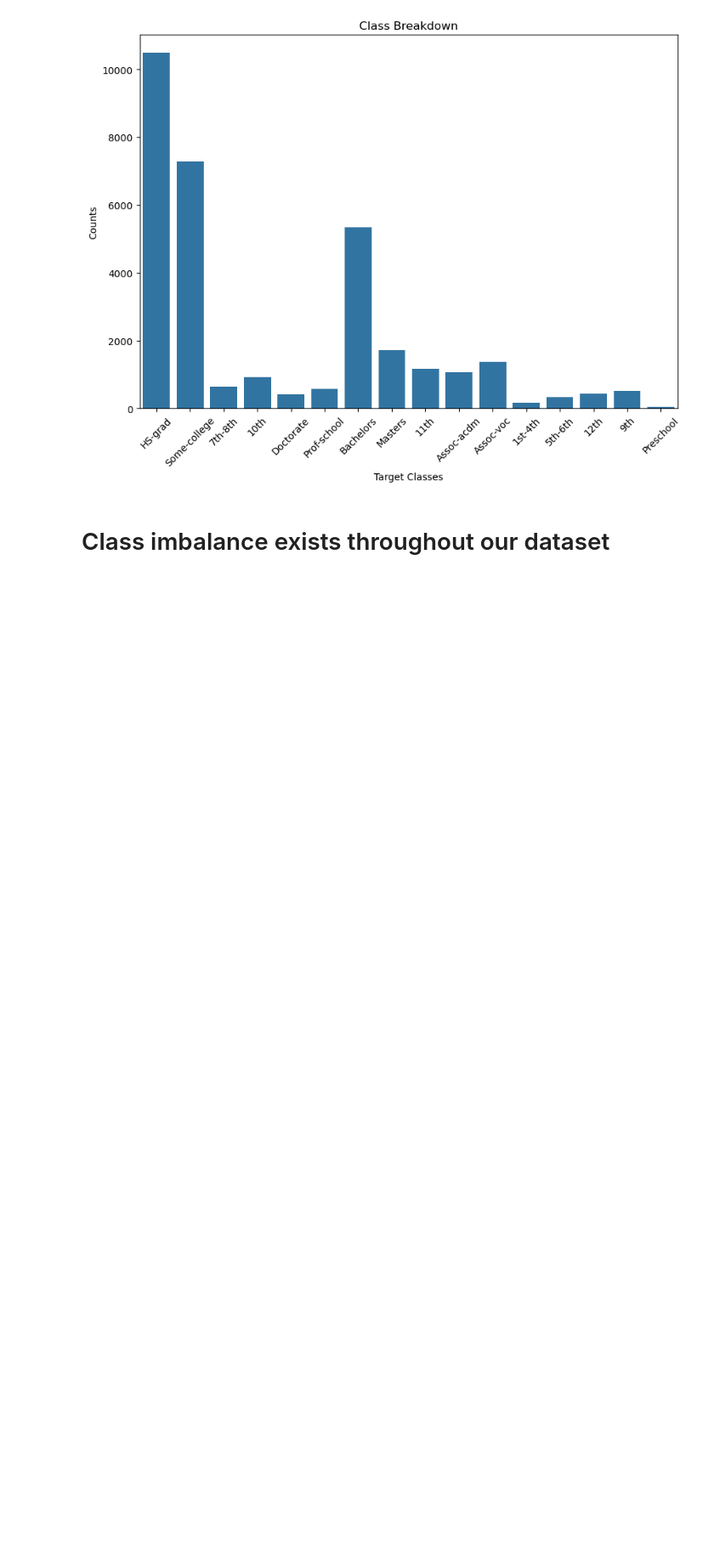
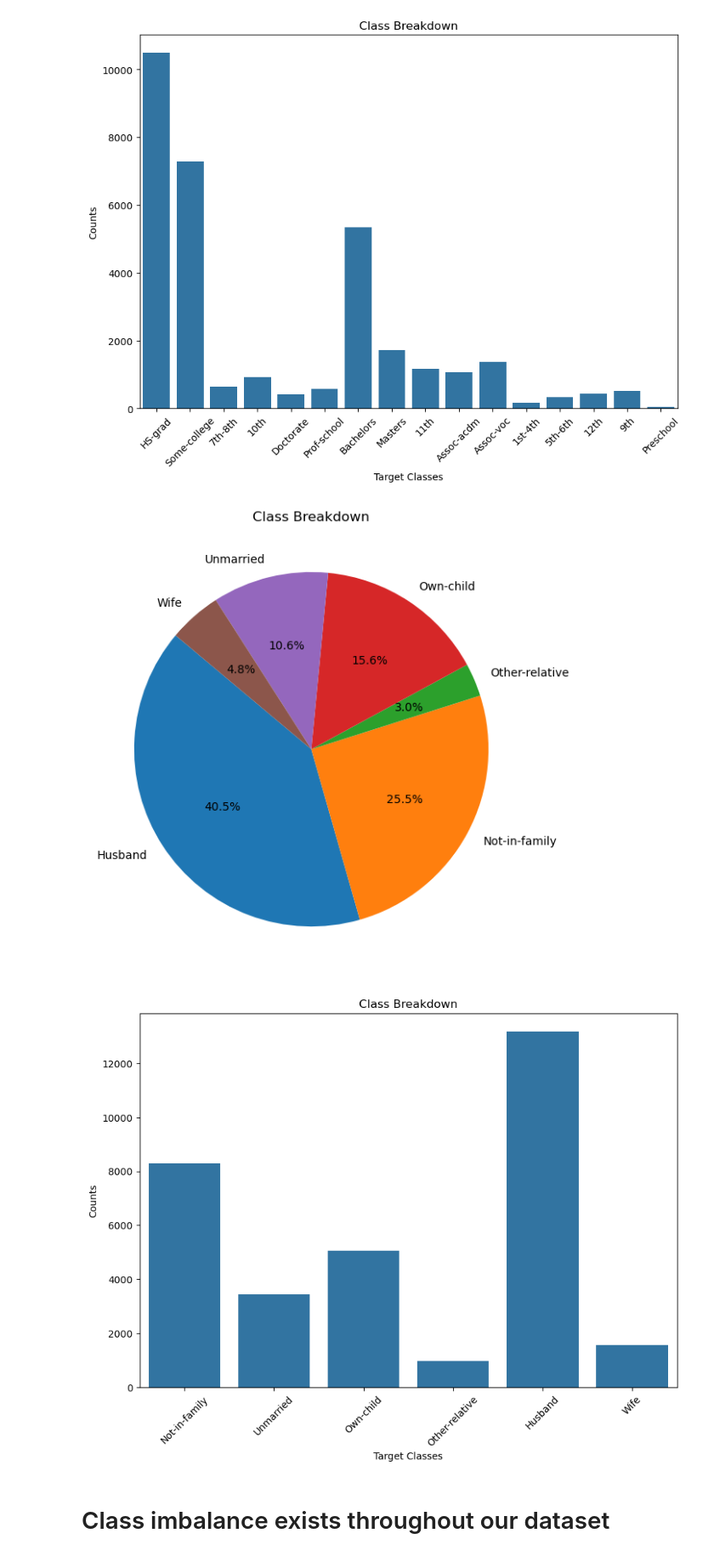
Before and after one commit to MaukanMir/Income-Predictor-Classifier, a Jupyter notebook: training.ipynb, the cells around one changed output. Shown at 85% size. Drawn from its saved outputs; the diff is of its cells as text; code cells hidden in the pictures; blank space fills up the shorter version.

```diff
--- a/training.ipynb
+++ b/training.ipynb
@@ -98,6 +98,11 @@ check_class_imbalance(df['education'])
 # %% [output]
 [figure]
 [figure]
+# %%
+check_class_imbalance(df["relationship"])
+# %% [output]
+[figure, added]
+[figure, added]
 # %% [markdown]
 # Class imbalance exists throughout our dataset
 # %%
```
